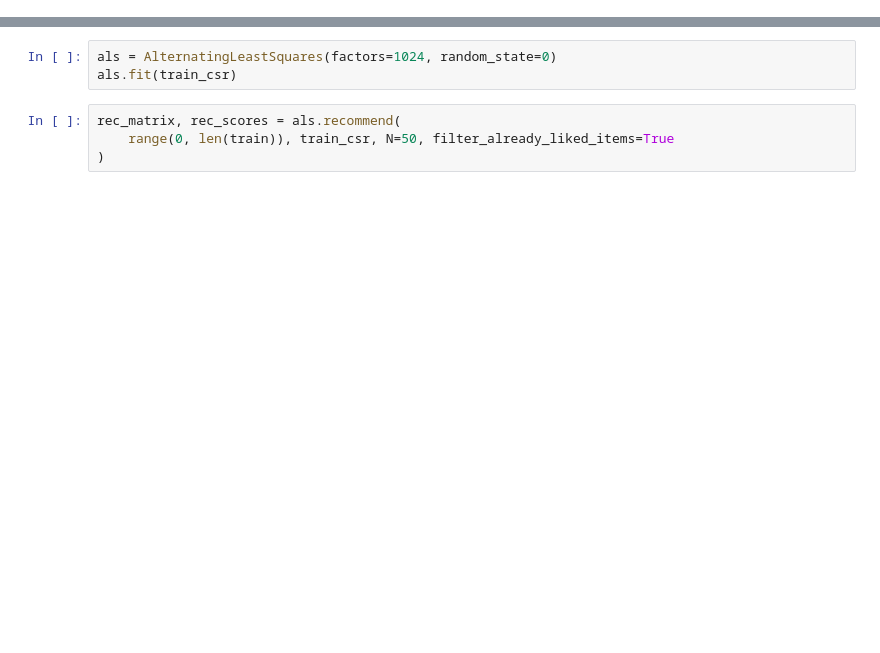
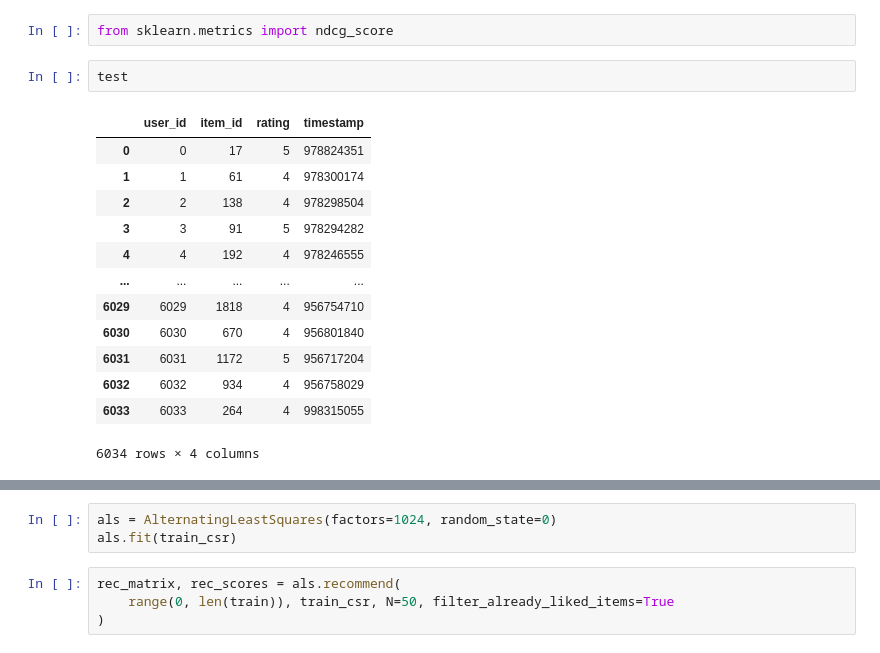
Before and after one commit to ekaterinatsinovnik/VAE-RecSys, a Jupyter notebook: draft.ipynb, the cells around one changed output, grey strips where cells are left out. Cells and saved outputs as stored; diff of their text form; blank space fills up the shorter version.

```diff
--- a/draft.ipynb
+++ b/draft.ipynb
@@ -44,0 +284,18 @@ train_csr, item_train_encoder = make_sparse(train)
+# %%
+from sklearn.metrics import ndcg_score
+# %%
+test
+# %% [output]
+|  | user_id | item_id | rating | timestamp |
+| 0 | 0 | 17 | 5 | 978824351 |
+| 1 | 1 | 61 | 4 | 978300174 |
+| 2 | 2 | 138 | 4 | 978298504 |
+| 3 | 3 | 91 | 5 | 978294282 |
+| 4 | 4 | 192 | 4 | 978246555 |
+| ... | ... | ... | ... | ... |
+| 6029 | 6029 | 1818 | 4 | 956754710 |
+| 6030 | 6030 | 670 | 4 | 956801840 |
+| 6031 | 6031 | 1172 | 5 | 956717204 |
+| 6032 | 6032 | 934 | 4 | 956758029 |
+| 6033 | 6033 | 264 | 4 | 998315055 |
+6034 rows × 4 columns
```
Also changed, not shown: parts of 78 cells of this notebook, 16 other files.
